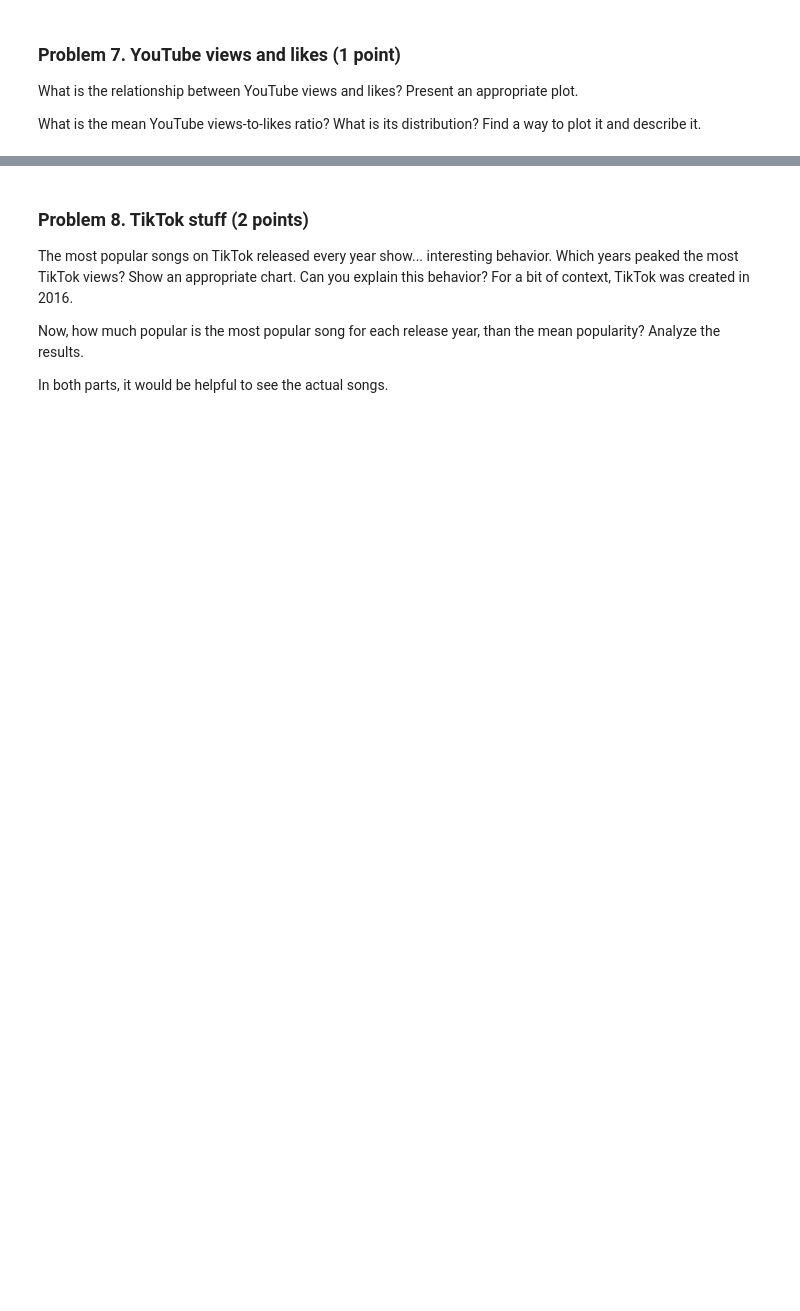
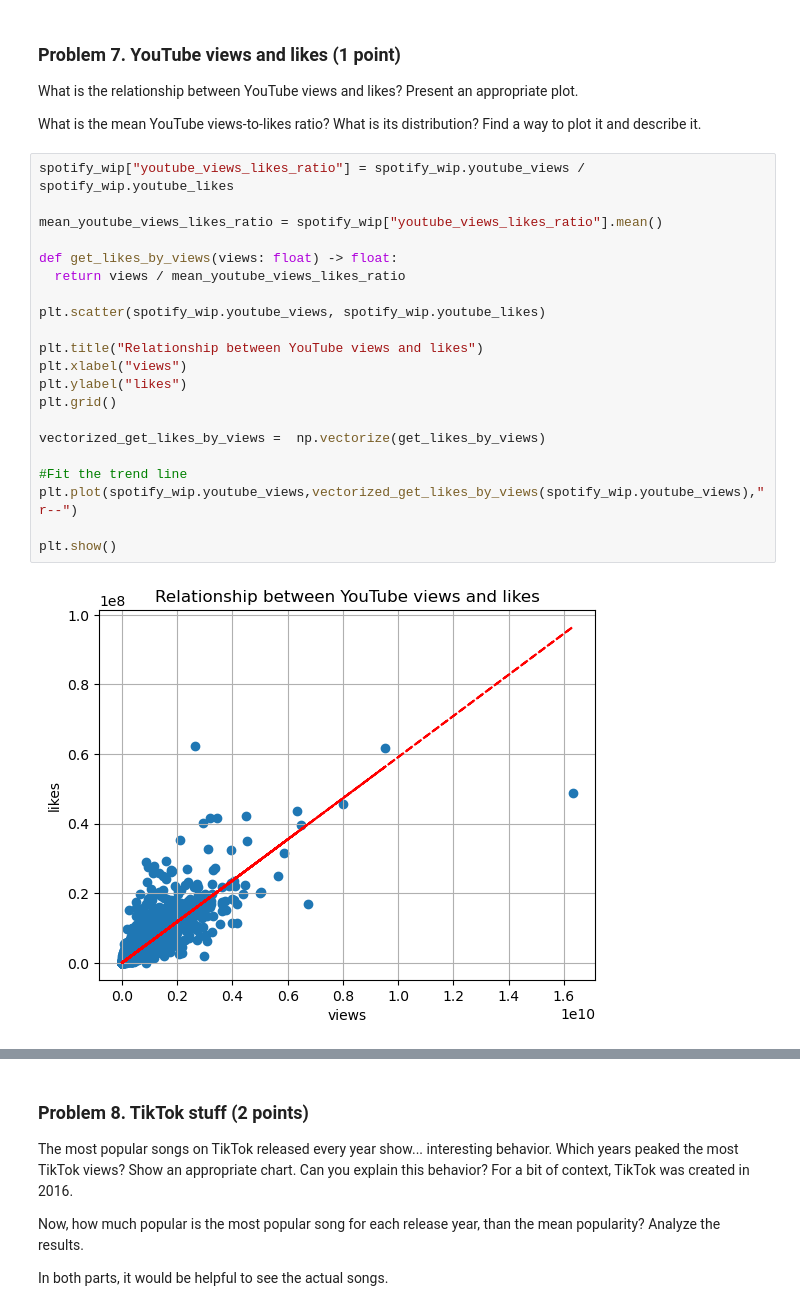
Before and after one commit to svetoslavpetkov/data-science-soft-uni, a Jupyter notebook: 03.Data-Visualization-Exploratory-Data-Analysis-Lab/Data Visualization and EDA Lab.ipynb, the cells around one changed output, grey strips where cells are left out. Drawn from its saved outputs; the diff is of its cells as text; blank space fills up the shorter version.

```diff
--- a/03.Data-Visualization-Exploratory-Data-Analysis-Lab/Data Visualization and EDA Lab.ipynb
+++ b/03.Data-Visualization-Exploratory-Data-Analysis-Lab/Data Visualization and EDA Lab.ipynb
@@ -319,3 +386,26 @@ Is there any connection (correlation) between users adding a song to playlists i
 What is the relationship between YouTube views and likes? Present an appropriate plot.
 
 What is the mean YouTube views-to-likes ratio? What is its distribution? Find a way to plot it and describe it.
+# %%
+spotify_wip["youtube_views_likes_ratio"] = spotify_wip.youtube_views / spotify_wip.youtube_likes
+
+mean_youtube_views_likes_ratio = spotify_wip["youtube_views_likes_ratio"].mean()
+
+def get_likes_by_views(views: float) -> float:
+  return views / mean_youtube_views_likes_ratio
+
+plt.scatter(spotify_wip.youtube_views, spotify_wip.youtube_likes)
+
+plt.title("Relationship between YouTube views and likes")
+plt.xlabel("views")
+plt.ylabel("likes")
+plt.grid()
+
+vectorized_get_likes_by_views =  np.vectorize(get_likes_by_views)
+
+#Fit the trend line
+plt.plot(spotify_wip.youtube_views,vectorized_get_likes_by_views(spotify_wip.youtube_views),"r--")
+
+plt.show()
+# %% [output]
+[figure, added]
```
Also changed, not shown: parts of 13 cells of this notebook.
